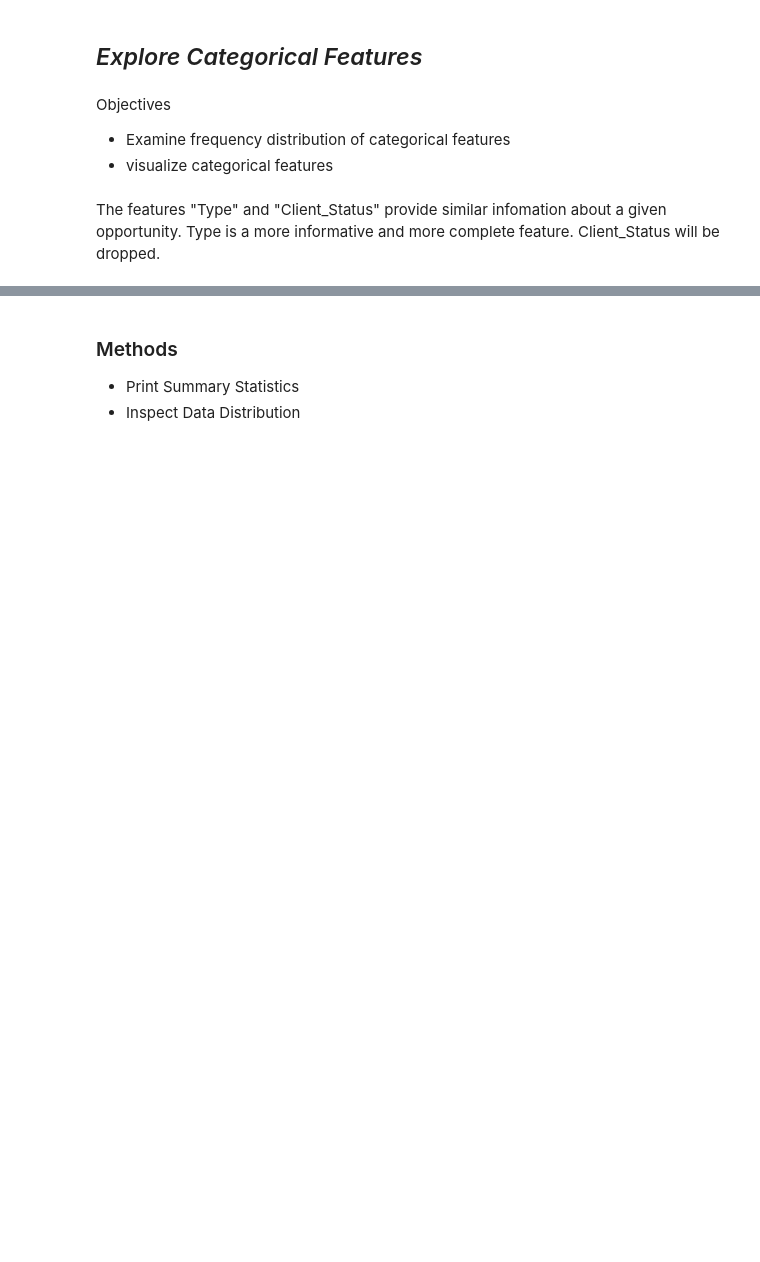
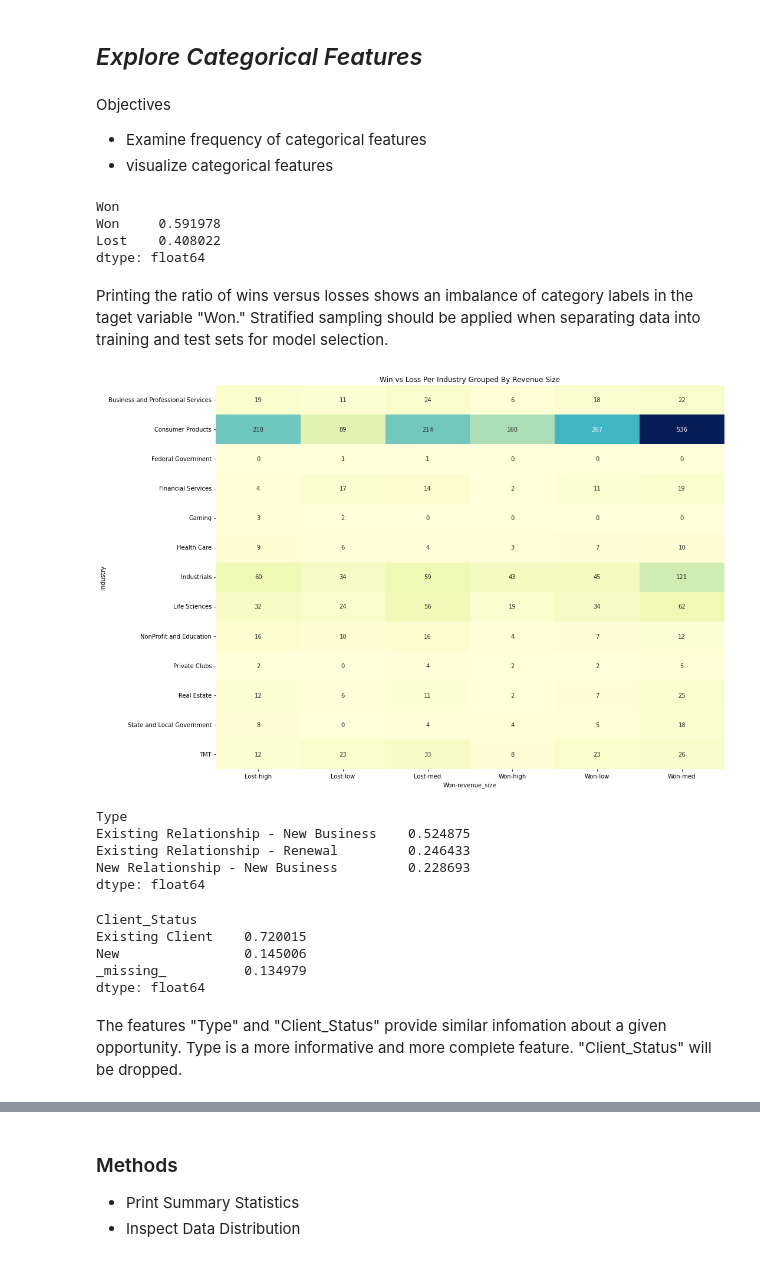
Before and after one commit to benkarabinus/TOOL1_FINAL_PROJECT, a Jupyter notebook: Karabinus_Ben_Final_Project_Rough.ipynb, the cells around one changed output, grey strips where cells are left out. Cells and saved outputs as stored; diff of their text form; code cells hidden in the pictures; blank space fills up the shorter version.

```diff
--- a/Karabinus_Ben_Final_Project_Rough.ipynb
+++ b/Karabinus_Ben_Final_Project_Rough.ipynb
@@ -118,8 +125,9 @@ opportunities.drop(columns=['mcg_naicscode','mcg_name', 'mcg_sicdescription',
                             'NAICS', 'mcg_description', 'mcg_subsectortext0'],
                             axis=1, inplace=True)
 # %%
-"""rename NAICS columns"""
-opportunities.rename(columns={'mcg_industry_displayname' : 'industry','mcg_industrysector_displayname' : 'industry_sector'}, inplace=True)
+"""rename NAICS columns that were joined on the opportunities dataframe"""
+opportunities.rename(columns={'mcg_industry_displayname' : 'industry','mcg_industrysector_displayname' : 'industry_sector'},
+                     inplace=True)
 # %%
 """verify data type for datetime columns"""
 print(opportunities['Created_On'].dtype)
@@ -145,9 +153,12 @@ opportunities[['days_active', 'Created_On', 'System_Close_Date']][opportunities[
 opportunities.drop(index=problem_dates, inplace=True)
 # %%
 """create a new feature "revenue_size" as categorical representation of estimated revenue for a given opportunity"""
-#pd.set_option('display.float_format', lambda x : '%.2f' % x)
-# get revenue buckets by computing quartile range using pd.describe() built-in function
+# get quartile range using pd.describe() function
 revenue_range = opportunities['Est_Revenue'].describe()
-opportunities.loc[opportunities['Est_Revenue'].between(revenue_range['min'], revenue_range['25%'], 'both'), 'revenue_size'] = 'low'
-opportunities.loc[opportunities['Est_Revenue'].between(revenue_range['25%'], revenue_range['75%'], 'right'), 'revenue_size'] = 'med'
-opportunities.loc[opportunities['Est_Revenue'].between(revenue_range['75%'], revenue_range['max'], 'right'), 'revenue_size'] = 'high'
+# bin data by quartile range, category levels low, med, high
+opportunities.loc[opportunities['Est_Revenue'].between(revenue_range['min'], revenue_range['25%'], 'both'),
+                                                       'revenue_size'] = 'low'
+opportunities.loc[opportunities['Est_Revenue'].between(revenue_range['25%'], revenue_range['75%'], 'right'),
+                                                       'revenue_size'] = 'med'
+opportunities.loc[opportunities['Est_Revenue'].between(revenue_range['75%'], revenue_range['max'], 'right'),
+                                                       'revenue_size'] = 'high'
@@ -238,5 +283,5 @@ opp_numeric.isnull().sum()
 ## *Explore Categorical Features*
 # %% [markdown]
 Objectives
-- Examine frequency distribution of categorical features
+- Examine frequency of categorical features
 - visualize categorical features
@@ -246,3 +288,8 @@ opp_non_numeric['Won'] = opp_non_numeric['Won'].apply(lambda x : 1 if (x == 'Won
 # %%
 """Print win/loss percentage"""
 opp_non_numeric.value_counts('Won',normalize=True)
+# %% [output]
+Won
+Won     0.591978
+Lost    0.408022
+dtype: float64
@@ -252,9 +296,32 @@ opp_non_numeric[['Won', 'revenue_size', 'industry']].groupby(['revenue_size', 'i
+# %% [markdown]
+Printing the ratio of wins versus losses shows an imbalance of category labels in the taget variable "Won." Stratified sampling should be applied when separating data into training and test sets for model selection.
+# %%
+"""Win vs Loss by revenue_size and industry"""
+fig, ax = plt.subplots(figsize=(15, 10))
+sns.heatmap(pd.crosstab(opp_non_numeric['industry'], [opp_non_numeric['Won'],opp_non_numeric['revenue_size']]),
+                        cmap='YlGnBu', cbar=False, annot=True, fmt='g')
+plt.title('Win vs Loss Per Industry Grouped By Revenue Size')
+plt.tight_layout()
+# %% [output]
+[figure, added]
 # %%
 opp_non_numeric.value_counts('Type', normalize=True)
+# %% [output]
+Type
+Existing Relationship - New Business    0.524875
+Existing Relationship - Renewal         0.246433
+New Relationship - New Business         0.228693
+dtype: float64
 # %%
 opp_non_numeric.value_counts('Client_Status', normalize=True)
+# %% [output]
+Client_Status
+Existing Client    0.720015
+New                0.145006
+_missing_          0.134979
+dtype: float64
 # %% [markdown]
-The features "Type" and "Client_Status" provide similar infomation about a given opportunity. Type is a more informative and more complete feature. Client_Status will be dropped.
+The features "Type" and "Client_Status" provide similar infomation about a given opportunity. Type is a more informative and more complete feature. "Client_Status" will be dropped.
 # %%
 """drop Client_Status"""
 opp_non_numeric.drop(columns=['Client_Status'], inplace=True)
```
Also changed, not shown: parts of 49 cells of this notebook.
